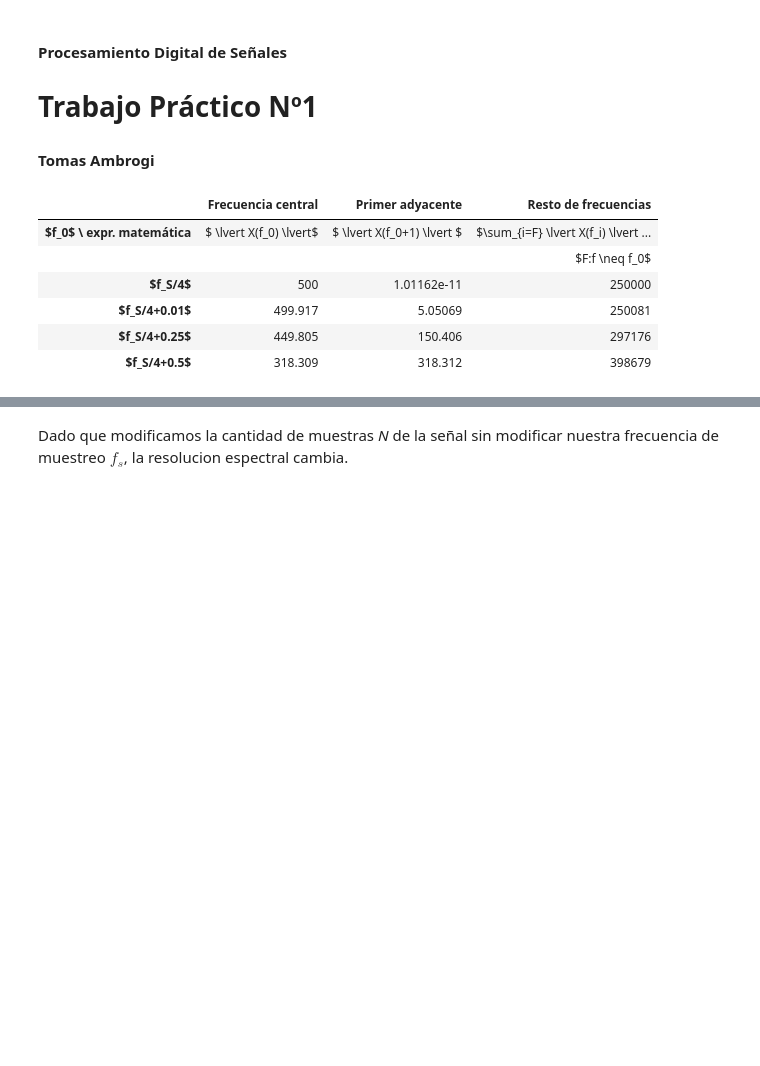
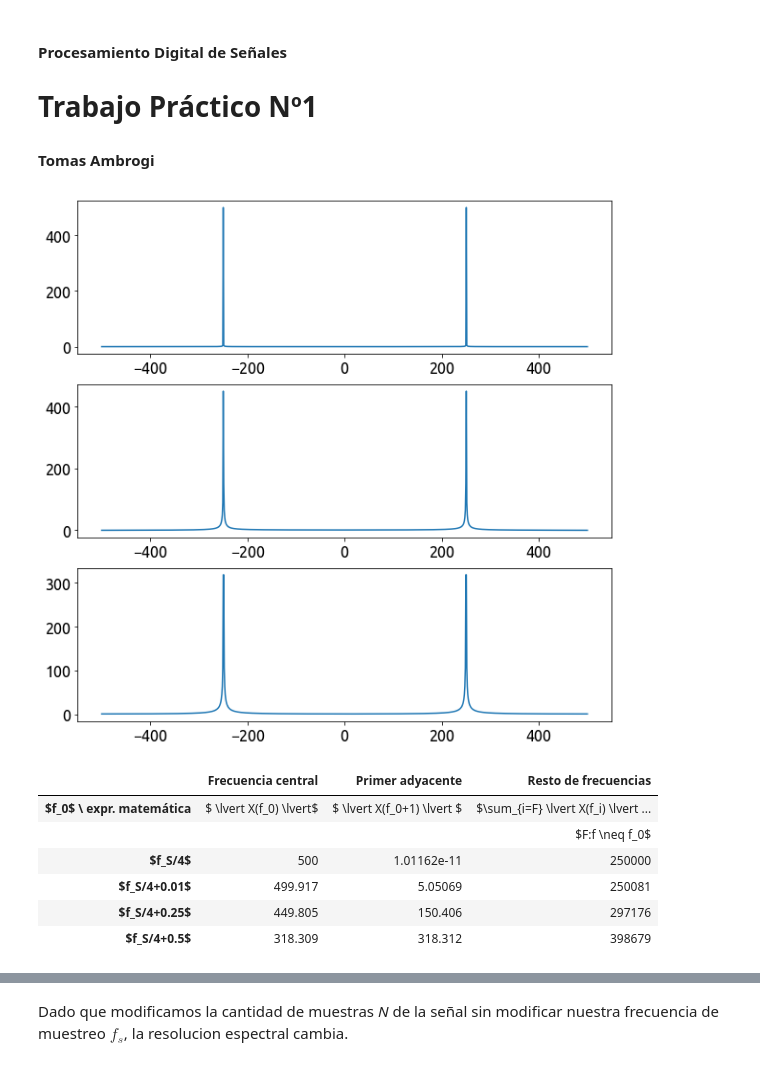
Before and after one commit to tomiambro/gibio, a Jupyter notebook: fourier.ipynb, the cells around one changed output, grey strips where cells are left out. Cells and saved outputs as stored; diff of their text form; code cells hidden in the pictures; blank space fills up the shorter version.

```diff
--- a/fourier.ipynb
+++ b/fourier.ipynb
@@ -47,7 +47,6 @@ df = fs/N # resolución espectral
 
 ff = np.linspace(-N/2, (N/2)*df, N).flatten()
 
-
 [tt, s0] = generador_senoidal(fs, fo + fd[0], N)
 [tt, s1] = generador_senoidal(fs, fo + fd[1], N)
 [tt, s2] = generador_senoidal(fs, fo + fd[2], N)
@@ -61,6 +60,14 @@ M0 = (fo + fd[0]) * N / fs
 M1 = (fo + fd[1]) * N / fs
 M2 = (fo + fd[2]) * N / fs
 M3 = (fo + fd[3]) * N / fs
+
+plt.subplot(311)
+plt.plot(ff, np.abs(S1))
+plt.subplot(312)
+plt.plot(ff, np.abs(S2))
+plt.subplot(313)
+plt.plot(ff, np.abs(S3))
+plt.show()
 
 
 
@@ -94,33 +101,34 @@ tus_resultados[2][2] = aux
 aux = 0
 
 for x in range(int(N)):
     if x != int(M1):
         aux += np.power(np.abs(S1[int(x)]), 2)
 tus_resultados[3][2] = aux
 
 aux = 0
 
 for x in range(int(N)):
     if x != int(M2):
         aux += np.power(np.abs(S2[int(x)]), 2)
 tus_resultados[4][2] = aux
 
 aux = 0
 
 for x in range(int(N)):
     if x != int(M3):
         aux += np.power(np.abs(S3[int(x)]), 2)
 tus_resultados[5][2] = aux
 
 df = DataFrame(tus_resultados, columns=['Frecuencia central', 'Primer adyacente', 'Resto de frecuencias'],
                index=['$f_0$ \ expr. matemática',
                       '',
                       '$f_S/4$',
                       '$f_S/4+0.01$',
                       '$f_S/4+0.25$',
                       '$f_S/4+0.5$'])
 HTML(df.to_html())
 # %% [output]
+[figure, added]
 |  | Frecuencia central | Primer adyacente | Resto de frecuencias |
 | $f_0$ \ expr. matemática | $ \lvert X(f_0) \lvert$ | $ \lvert X(f_0+1) \lvert $ | $\sum_{i=F} \lvert X(f_i) \lvert ... |
 |  |  |  | $F:f \neq f_0$ |
```
Also changed, not shown: parts of 3 cells of this notebook.
